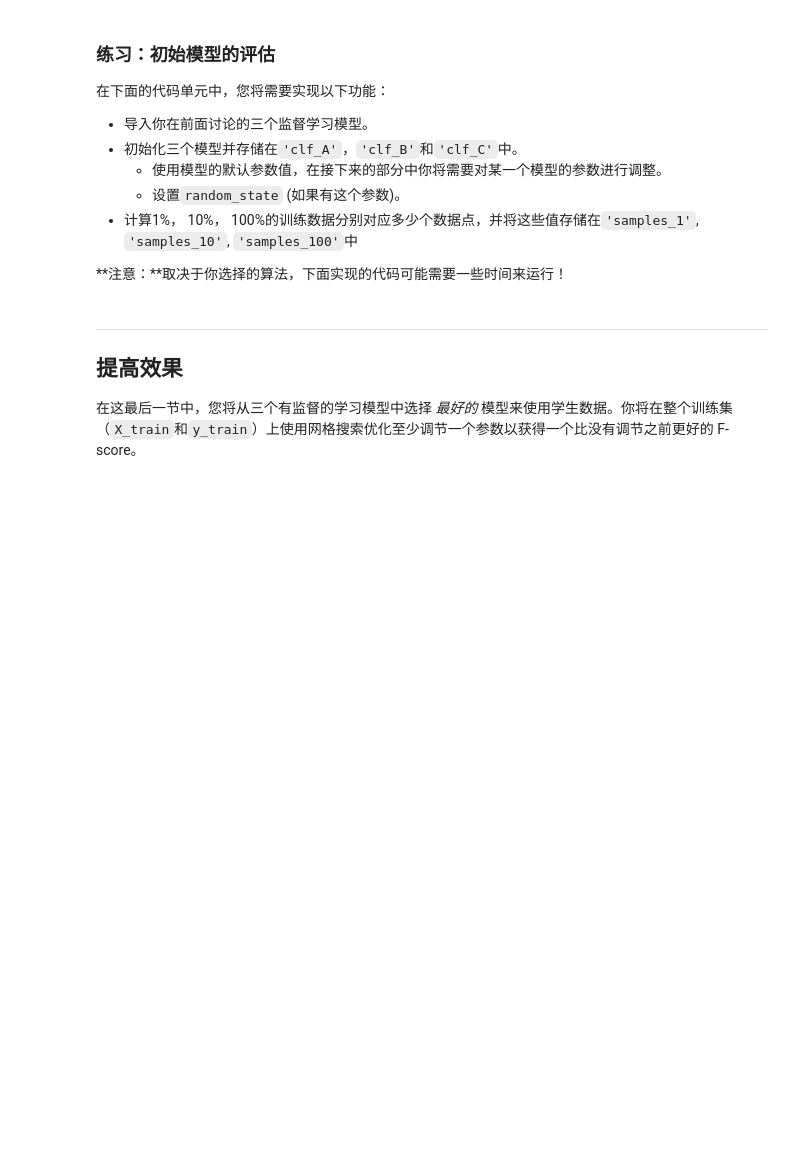
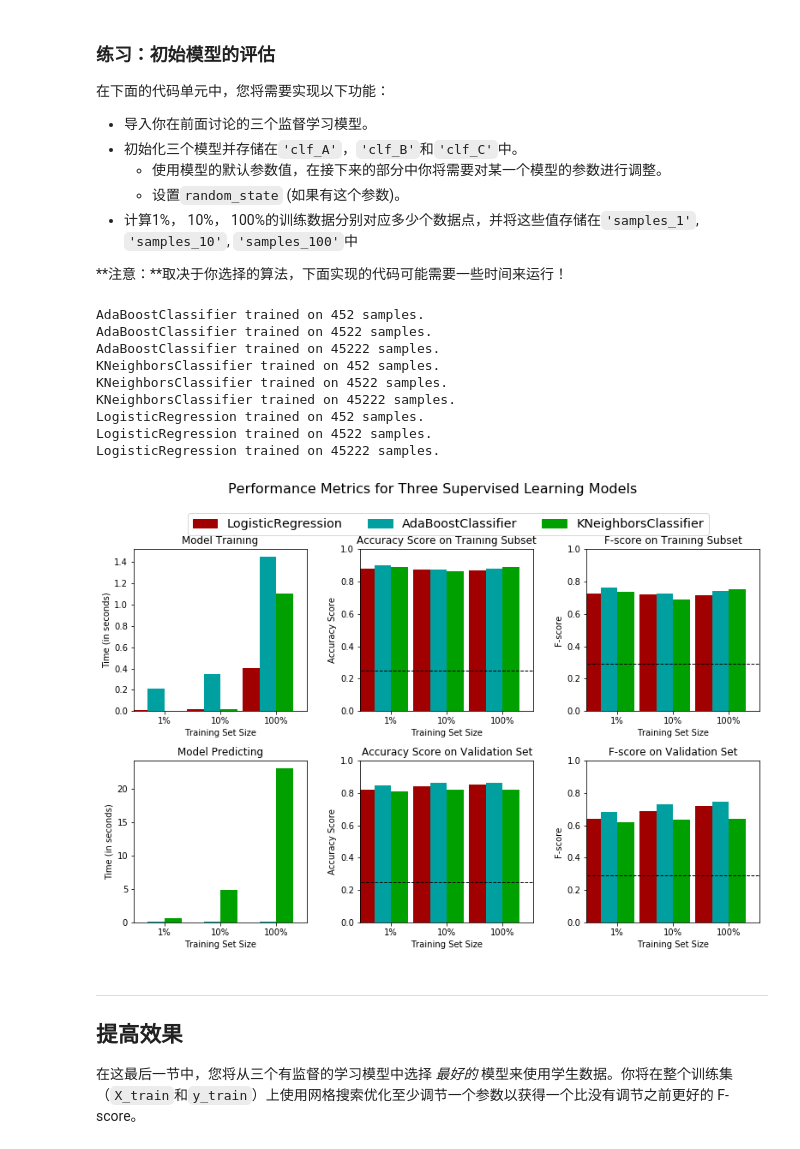
Before and after one commit to MilesGuan/UdaMachineLearning, a Jupyter notebook: finding_donors/finding_donors.ipynb, the cells around one changed output. Drawn from its saved outputs; the diff is of its cells as text; code cells hidden in the pictures; blank space fills up the shorter version.

```diff
--- a/finding_donors/finding_donors.ipynb
+++ b/finding_donors/finding_donors.ipynb
@@ -337,33 +378,31 @@ def train_predict(learner, sample_size, X_train, y_train, X_val, y_val):
     # TODO：使用sample_size大小的训练数据来拟合学习器
     # TODO: Fit the learner to the training data using slicing with 'sample_size'
     start = time() # 获得程序开始时间
-    learner = None
+    learner = learner.fit(X_train[0:sample_size],y_train[0:sample_size])
     end = time() # 获得程序结束时间
 
     # TODO：计算训练时间
-    results['train_time'] = None
-
+    results['train_time'] = end - start
     # TODO: 得到在验证集上的预测值
     #       然后得到对前300个训练数据的预测结果
     start = time() # 获得程序开始时间
-    predictions_val = None
-    predictions_train = None
+    predictions_val = learner.predict(X_val)
+    predictions_train = learner.predict(X_train[0:300])
     end = time() # 获得程序结束时间
 
     # TODO：计算预测用时
-    results['pred_time'] = None
-
+    results['pred_time'] = end - start
     # TODO：计算在最前面的300个训练数据的准确率
-    results['acc_train'] = None
+    results['acc_train'] = accuracy_score(y_train[0:300],predictions_train)
 
     # TODO：计算在验证上的准确率
-    results['acc_val'] = None
+    results['acc_val'] =  accuracy_score(y_val,predictions_val)
 
     # TODO：计算在最前面300个训练数据上的F-score
-    results['f_train'] = None
+    results['f_train'] = fbeta_score(y_train[0:300],predictions_train,0.5)
 
     # TODO：计算验证集上的F-score
-    results['f_val'] = None
+    results['f_val'] = fbeta_score(y_val,predictions_val,0.5)
 
     # 成功
     print "{} trained on {} samples.".format(learner.__class__.__name__, sample_size)
@@ -382,27 +421,47 @@ def train_predict(learner, sample_size, X_train, y_train, X_val, y_val):
 **注意：**取决于你选择的算法，下面实现的代码可能需要一些时间来运行！
 # %%
 # TODO：从sklearn中导入三个监督学习模型
+from sklearn.linear_model import LogisticRegression
+from sklearn.tree import DecisionTreeClassifier
+from sklearn.neighbors import KNeighborsClassifier
+from sklearn.svm import SVC
+from sklearn.ensemble import GradientBoostingClassifier
+from sklearn.neural_network import MLPClassifier
+from sklearn.ensemble import AdaBoostClassifier
+from sklearn.ensemble import RandomForestClassifier
+from sklearn.naive_bayes import GaussianNB
 
 # TODO：初始化三个模型
-clf_A = None
-clf_B = None
-clf_C = None
+clf_A = AdaBoostClassifier()
+clf_B = KNeighborsClassifier()
+clf_C = LogisticRegression()
 
 # TODO：计算1%， 10%， 100%的训练数据分别对应多少点
-samples_1 = None
-samples_10 = None
-samples_100 = None
+samples_1 = int(n_records * 0.01)
+samples_10 = int(n_records * 0.1)
+samples_100 = int(n_records)
 
 # 收集学习器的结果
 results = {}
 for clf in [clf_A, clf_B, clf_C]:
     clf_name = clf.__class__.__name__
     results[clf_name] = {}
     for i, samples in enumerate([samples_1, samples_10, samples_100]):
         results[clf_name][i] = train_predict(clf, samples, X_train, y_train, X_val, y_val)
 
 # 对选择的三个模型得到的评价结果进行可视化
 vs.evaluate(results, accuracy, fscore)
+# %% [output]
+AdaBoostClassifier trained on 452 samples.
+AdaBoostClassifier trained on 4522 samples.
+AdaBoostClassifier trained on 45222 samples.
+KNeighborsClassifier trained on 452 samples.
+KNeighborsClassifier trained on 4522 samples.
+KNeighborsClassifier trained on 45222 samples.
+LogisticRegression trained on 452 samples.
+LogisticRegression trained on 4522 samples.
+LogisticRegression trained on 45222 samples.
+[figure, added]
 # %% [markdown]
 ----
 ## 提高效果
```
Also changed, not shown: parts of 27 cells of this notebook, 1 other file.
